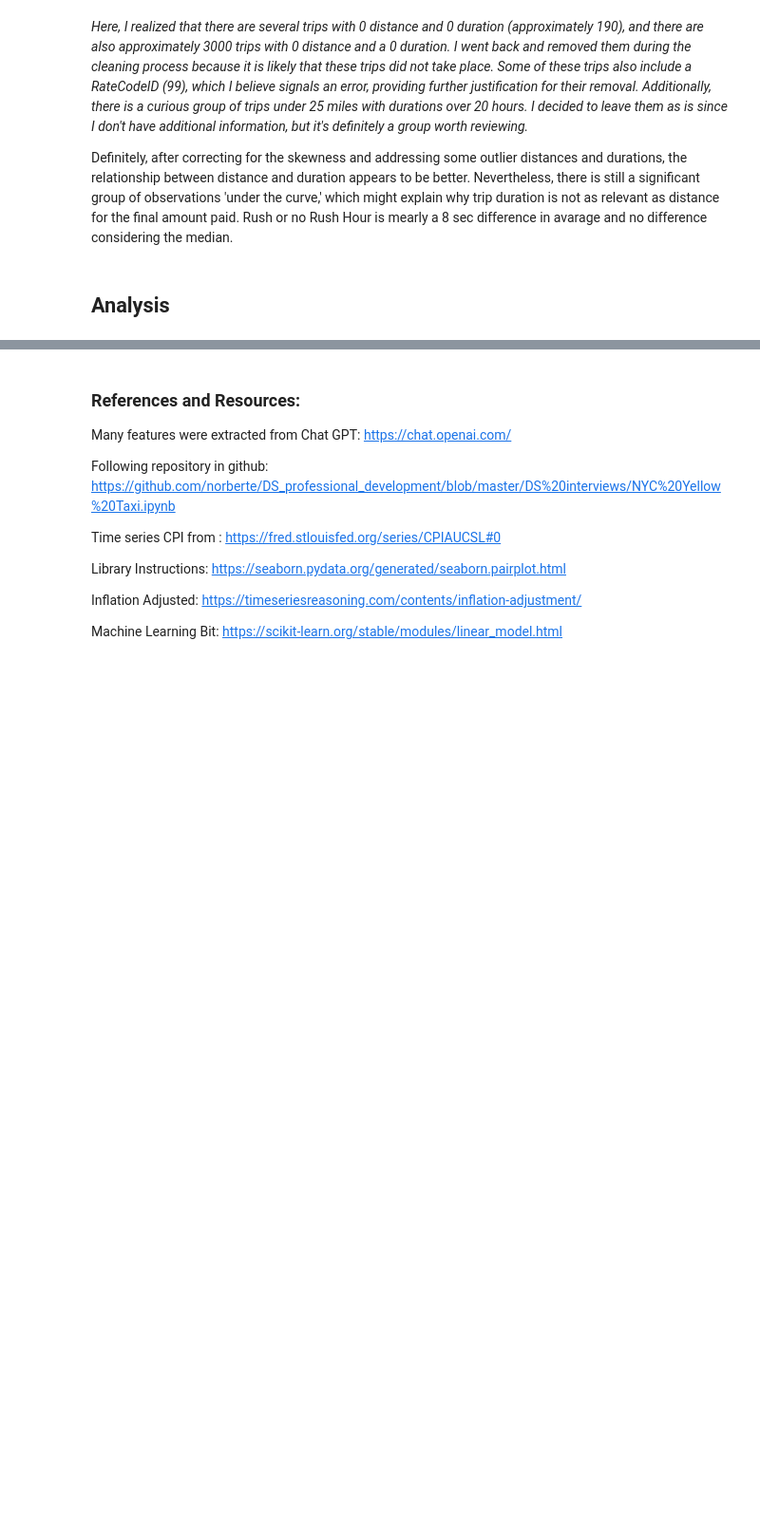
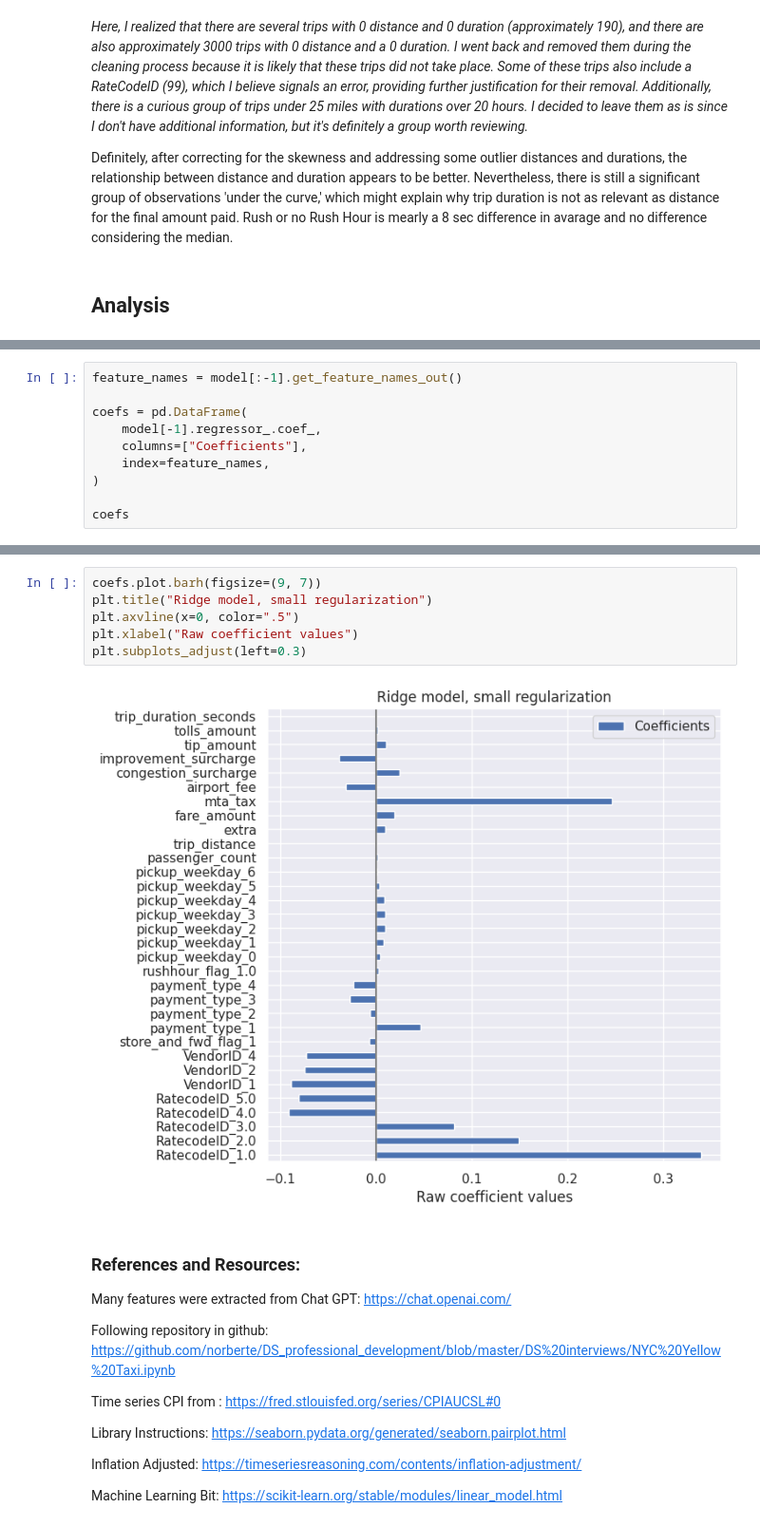
Before and after one commit to BenjaminDupre/taxi_data_task, a Jupyter notebook: taxi_data.ipynb, the cells around one changed output, grey strips where cells are left out. Shown at 95% size. Cells and saved outputs as stored; diff of their text form; blank space fills up the shorter version.

```diff
--- a/taxi_data.ipynb
+++ b/taxi_data.ipynb
@@ -603,0 +677,10 @@ Coefficient of determination: 0.89
+# %%
+feature_names = model[:-1].get_feature_names_out()
+
+coefs = pd.DataFrame(
+    model[-1].regressor_.coef_,
+    columns=["Coefficients"],
+    index=feature_names,
+)
+
+coefs
@@ -604,3 +705,11 @@ Coefficient of determination: 0.89
+# %%
+coefs.plot.barh(figsize=(9, 7))
+plt.title("Ridge model, small regularization")
+plt.axvline(x=0, color=".5")
+plt.xlabel("Raw coefficient values")
+plt.subplots_adjust(left=0.3)
+# %% [output]
+[figure, added]
 # %% [markdown]
 ### References and Resources:
 
```
Also changed, not shown: parts of 14 cells of this notebook.
